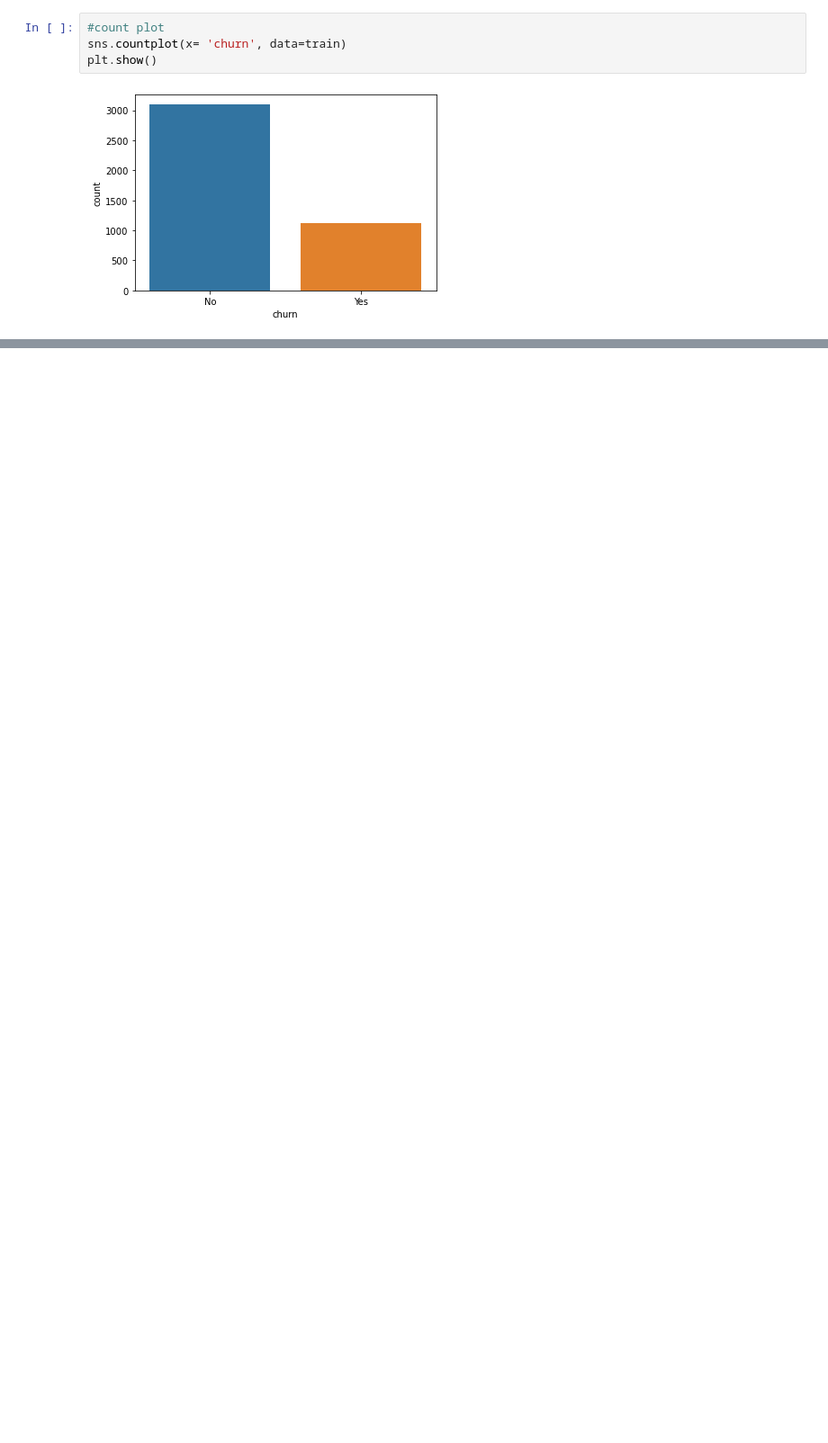
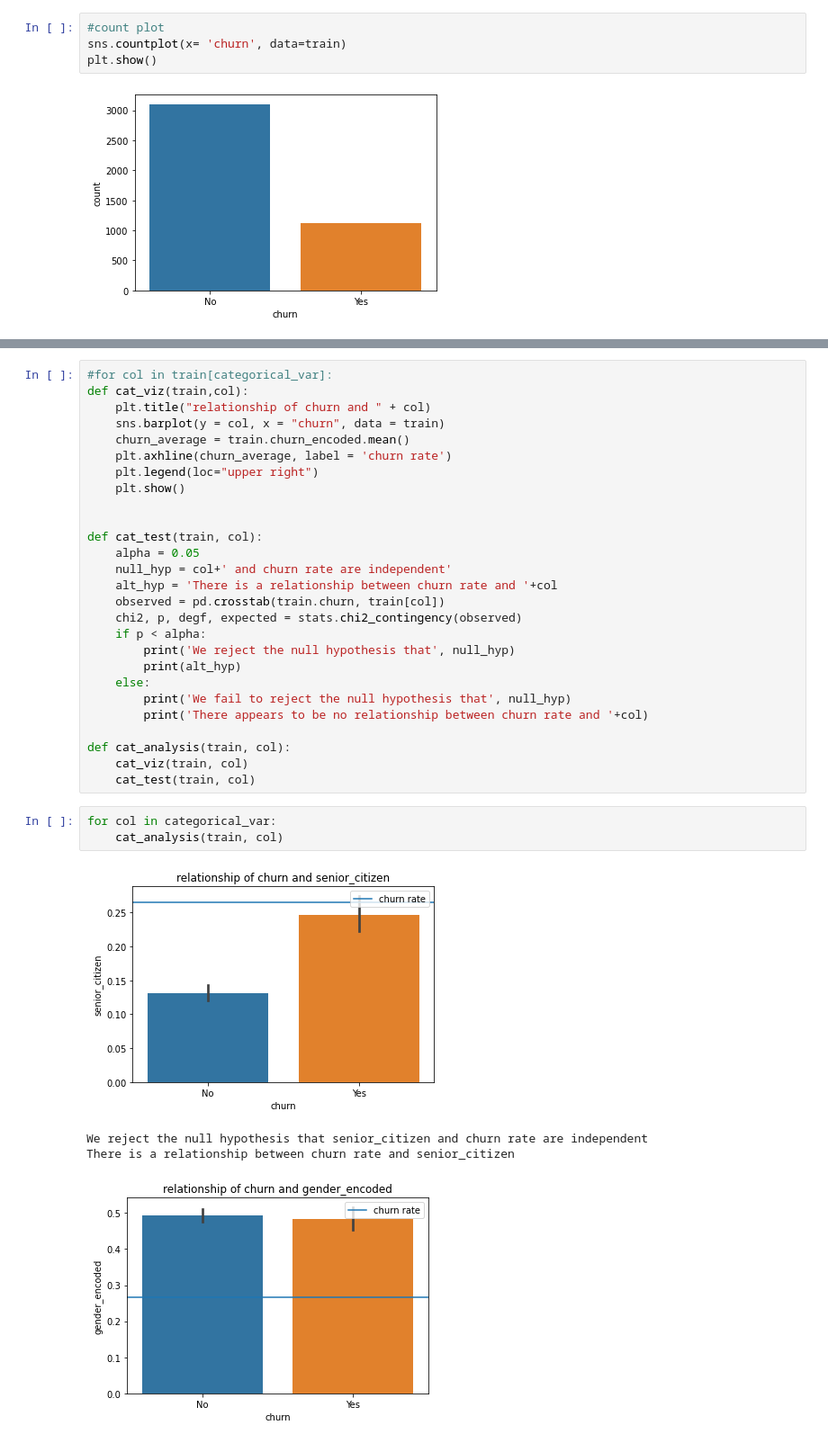
Before and after one commit to rajeshlamichhane04/Telco-classification-project, a Jupyter notebook: Telco-project-workbook.ipynb, the cells around one changed output, grey strips where cells are left out. Shown at 90% size. Cells and saved outputs as stored; diff of their text form; blank space fills up the shorter version.

```diff
--- a/Telco-project-workbook.ipynb
+++ b/Telco-project-workbook.ipynb
@@ -501,0 +511,35 @@ AttributeError: 'DataFrame' object has no attribute 'categorical_var'
+# %%
+#for col in train[categorical_var]:
+def cat_viz(train,col):
+    plt.title("relationship of churn and " + col)
+    sns.barplot(y = col, x = "churn", data = train)
+    churn_average = train.churn_encoded.mean()
+    plt.axhline(churn_average, label = 'churn rate')
+    plt.legend(loc="upper right")
+    plt.show()
+
+
+def cat_test(train, col):
+    alpha = 0.05
+    null_hyp = col+' and churn rate are independent'
+    alt_hyp = 'There is a relationship between churn rate and '+col
+    observed = pd.crosstab(train.churn, train[col])
+    chi2, p, degf, expected = stats.chi2_contingency(observed)
+    if p < alpha:
+        print('We reject the null hypothesis that', null_hyp)
+        print(alt_hyp)
+    else:
+        print('We fail to reject the null hypothesis that', null_hyp)
+        print('There appears to be no relationship between churn rate and '+col)
+
+def cat_analysis(train, col):
+    cat_viz(train, col)
+    cat_test(train, col)
+# %%
+for col in categorical_var:
+    cat_analysis(train, col)
+# %% [output]
+[figure, added]
+We reject the null hypothesis that senior_citizen and churn rate are independent
+There is a relationship between churn rate and senior_citizen
+[figure, added]
```
Also changed, not shown: parts of 25 cells of this notebook.
